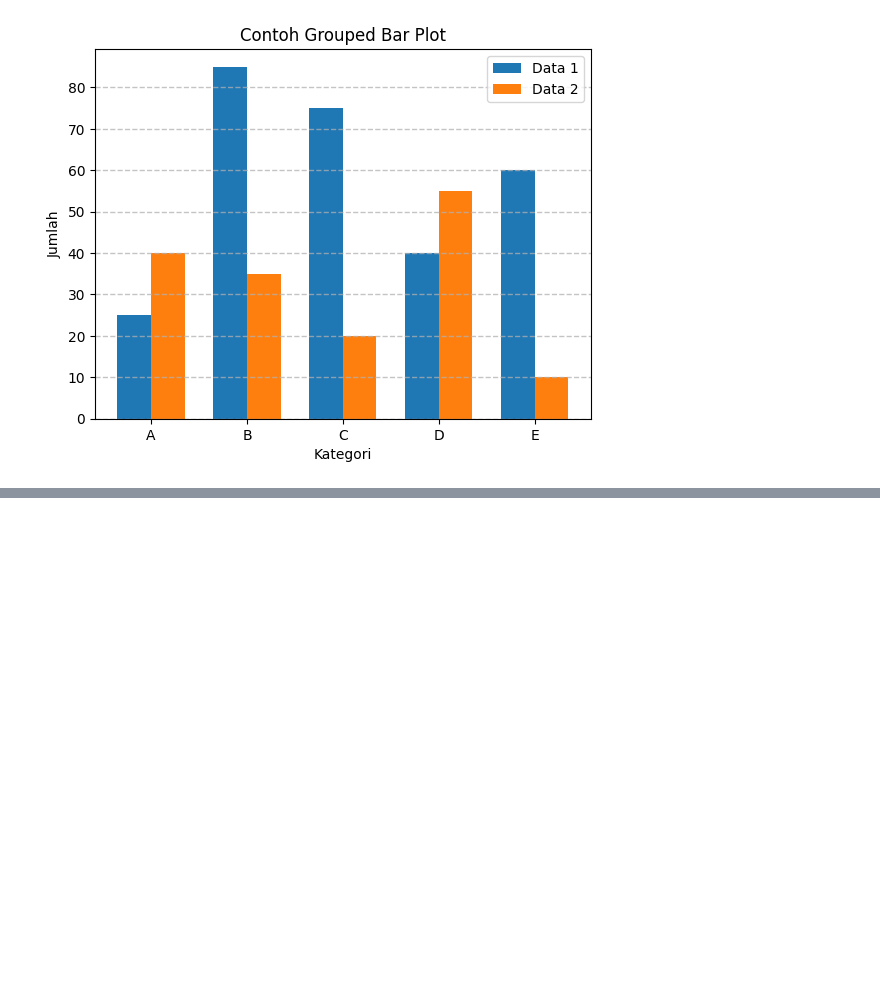
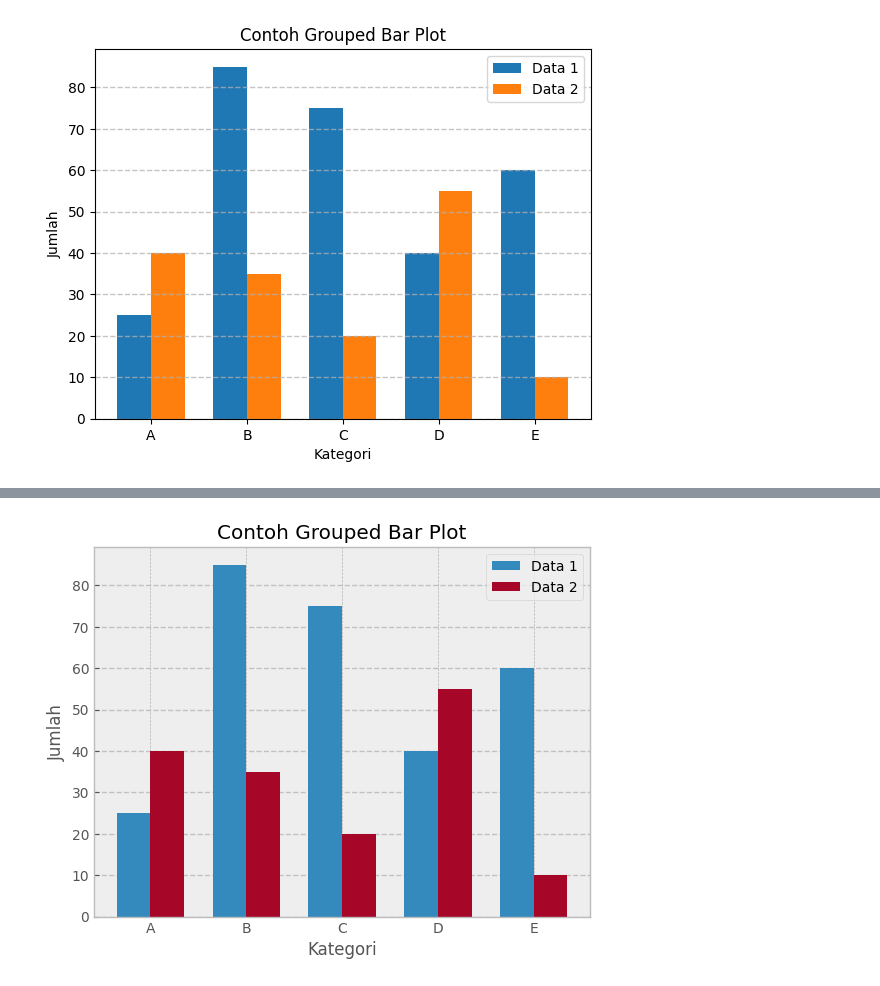
Before and after one commit to LatiefDataVisionary/matplotlib-with-indonesia-belajar, a Jupyter notebook: Matplotlib_09_Matplotlib_Style.ipynb, the cells around one changed output, grey strips where cells are left out. Drawn from its saved outputs; the diff is of its cells as text; code cells hidden in the pictures; blank space fills up the shorter version.

```diff
--- a/Matplotlib_09_Matplotlib_Style.ipynb
+++ b/Matplotlib_09_Matplotlib_Style.ipynb
@@ -47,0 +75,5 @@ gambar_barplot()
+# %%
+style.use('bmh')
+gambar_barplot()
+# %% [output]
+[figure, added]
```
Also changed, not shown: parts of 5 cells of this notebook.
